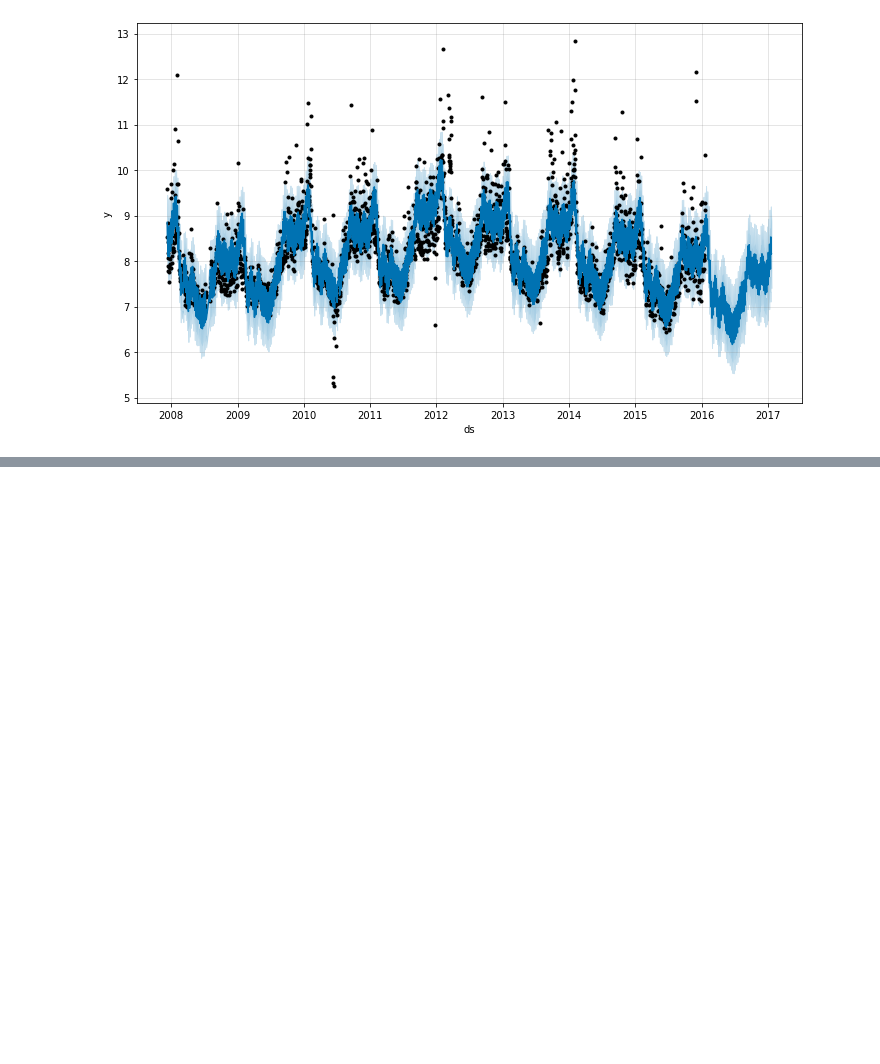
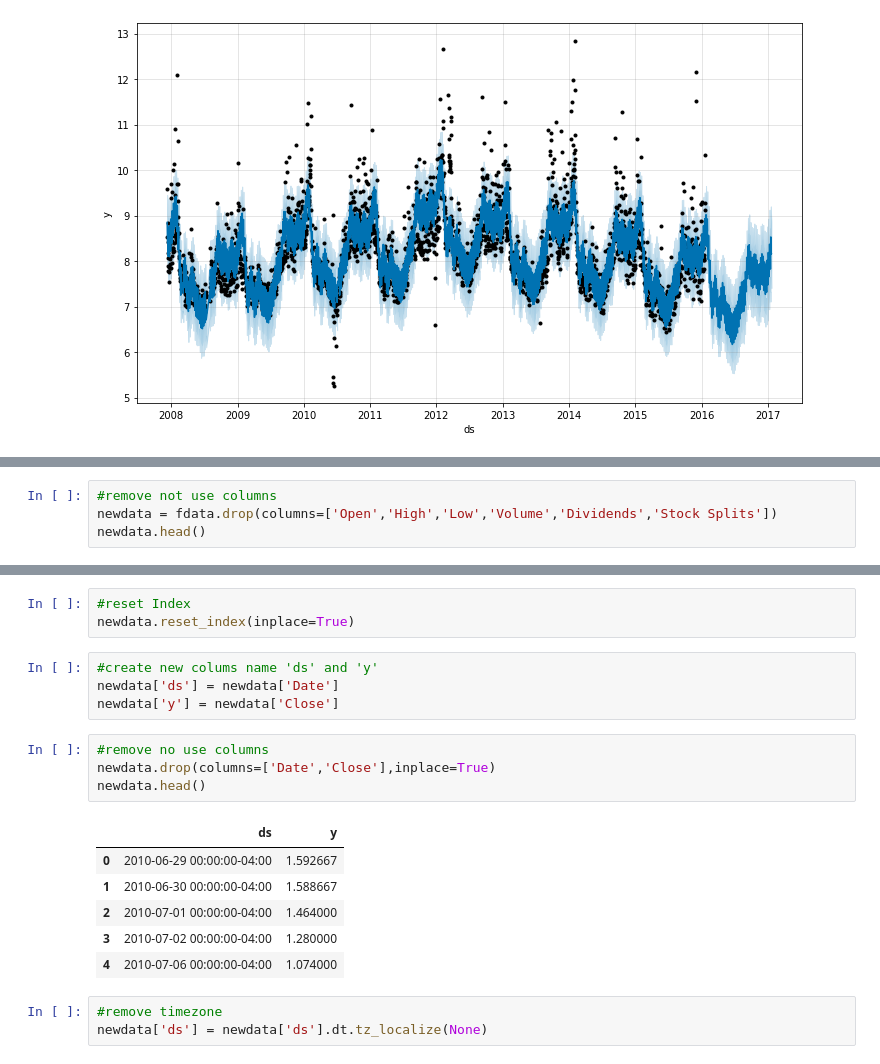
Before and after one commit to pattanps/ppm2-ML-AI-course, a Jupyter notebook: ppm2ml_finance.ipynb, the cells around one changed output, grey strips where cells are left out. Saved outputs shown, nothing was run; the diff lists cells and outputs as text; blank space fills up the shorter version.

```diff
--- a/ppm2ml_finance.ipynb
+++ b/ppm2ml_finance.ipynb
@@ -223,0 +240,4 @@ fig1 = m.plot(forecast)
+# %%
+#remove not use columns
+newdata = fdata.drop(columns=['Open','High','Low','Volume','Dividends','Stock Splits'])
+newdata.head()
@@ -223,0 +252,21 @@ fig1 = m.plot(forecast)
+# %%
+#reset Index
+newdata.reset_index(inplace=True)
+# %%
+#create new colums name 'ds' and 'y'
+newdata['ds'] = newdata['Date']
+newdata['y'] = newdata['Close']
+# %%
+#remove no use columns
+newdata.drop(columns=['Date','Close'],inplace=True)
+newdata.head()
+# %% [output]
+|  | ds | y |
+| 0 | 2010-06-29 00:00:00-04:00 | 1.592667 |
+| 1 | 2010-06-30 00:00:00-04:00 | 1.588667 |
+| 2 | 2010-07-01 00:00:00-04:00 | 1.464000 |
+| 3 | 2010-07-02 00:00:00-04:00 | 1.280000 |
+| 4 | 2010-07-06 00:00:00-04:00 | 1.074000 |
+# %%
+#remove timezone
+newdata['ds'] = newdata['ds'].dt.tz_localize(None)
```
Also changed, not shown: parts of 6 cells of this notebook.
